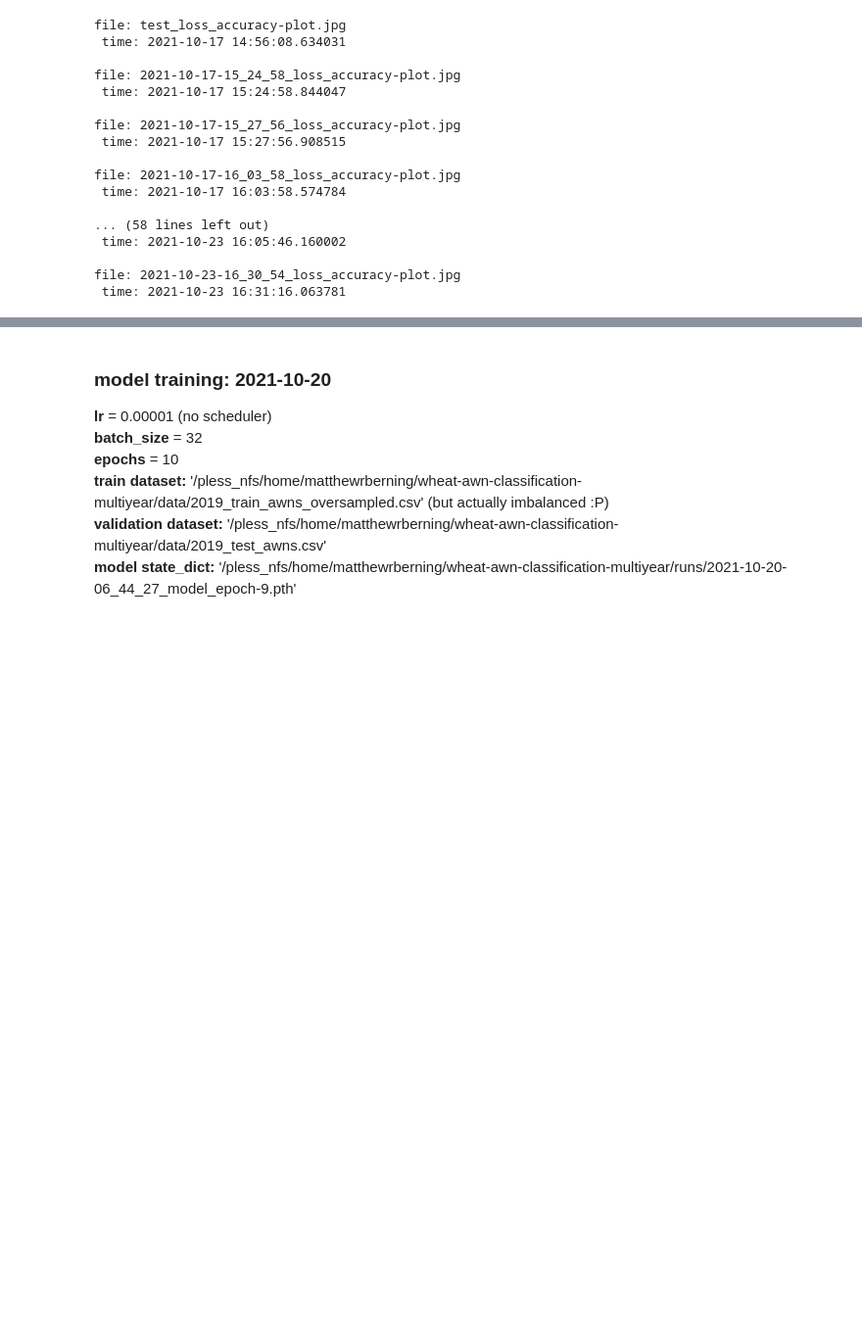
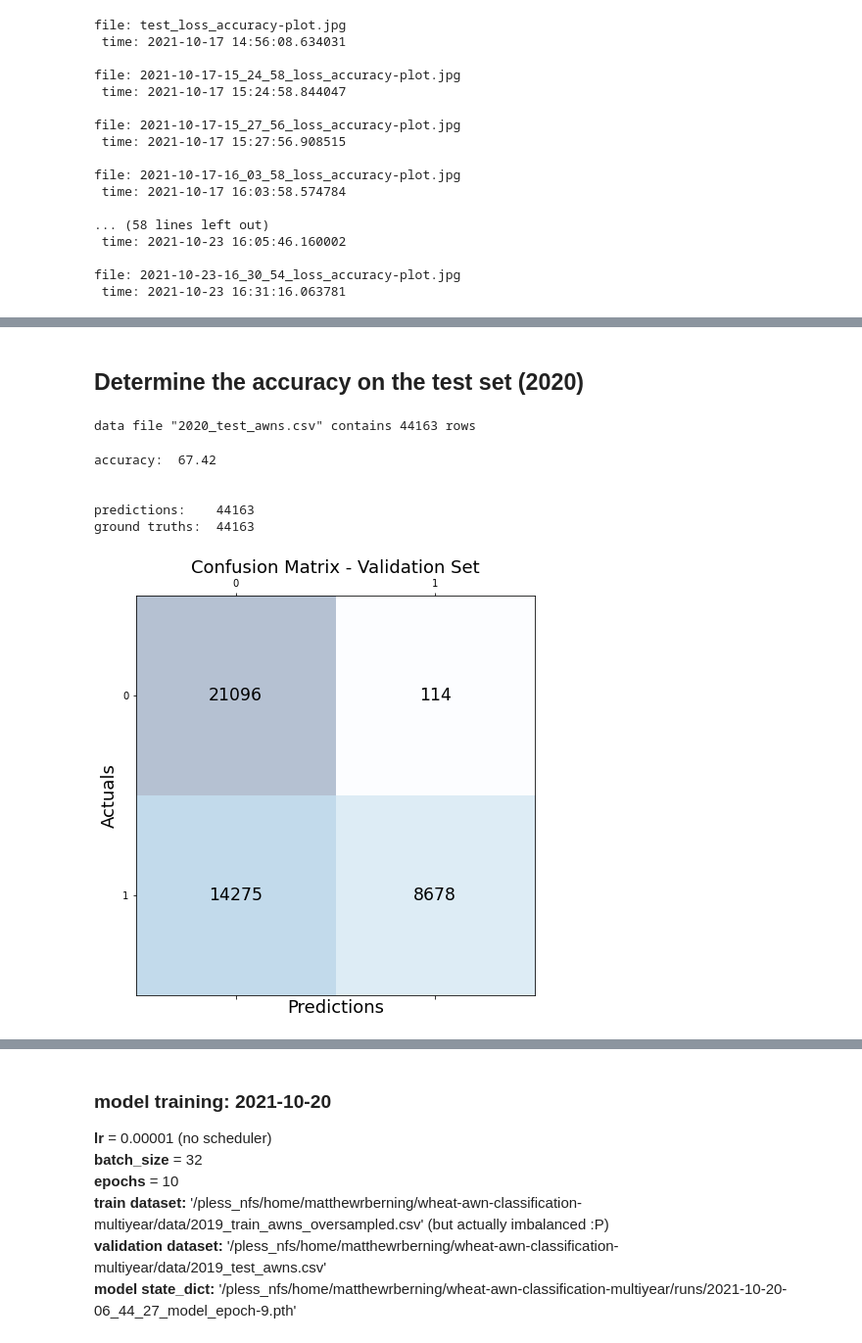
Before and after one commit to matthewrberning/wheat-awn-classification-multiyear, a Jupyter notebook: model/model_evaluation.ipynb, the cells around one changed output, grey strips where cells are left out. Shown: that part at 98% size. Cells and saved outputs as stored; diff of their text form; code cells hidden in the pictures; blank space fills up the shorter version.

```diff
--- a/model/model_evaluation.ipynb
+++ b/model/model_evaluation.ipynb
@@ -354,0 +246,5 @@ ground truths:  39991
+# %%
+#instantiate the model
+print(f"loading model from: {pth_files[-1]}")
+saved_model = Model().construct_model(verbose=False)
+saved_model.load_state_dict(torch.load('/pless_nfs/home/matthewrberning/wheat-awn-classification-multiyear/runs/2021-10-25-08_40_08_model_epoch-7_val-acc-90.734.pth'))
@@ -354,0 +290,16 @@ ground truths:  39991
+# %% [markdown]
+## Determine the accuracy on the test set (2020)
+# %%
+data_csv = '/pless_nfs/home/matthewrberning/wheat-awn-classification-multiyear/data/2020_test_awns.csv'
+batch_size = 64
+
+#use helper fucntion
+get_confusion_matrix_for_dataset(data_csv, batch_size, saved_model)
+# %% [output]
+data file "2020_test_awns.csv" contains 44163 rows
+accuracy:  67.42
+
+
+predictions:    44163
+ground truths:  44163
+[figure, added]
```
Also changed, not shown: parts of 40 cells of this notebook, 2 other files.
